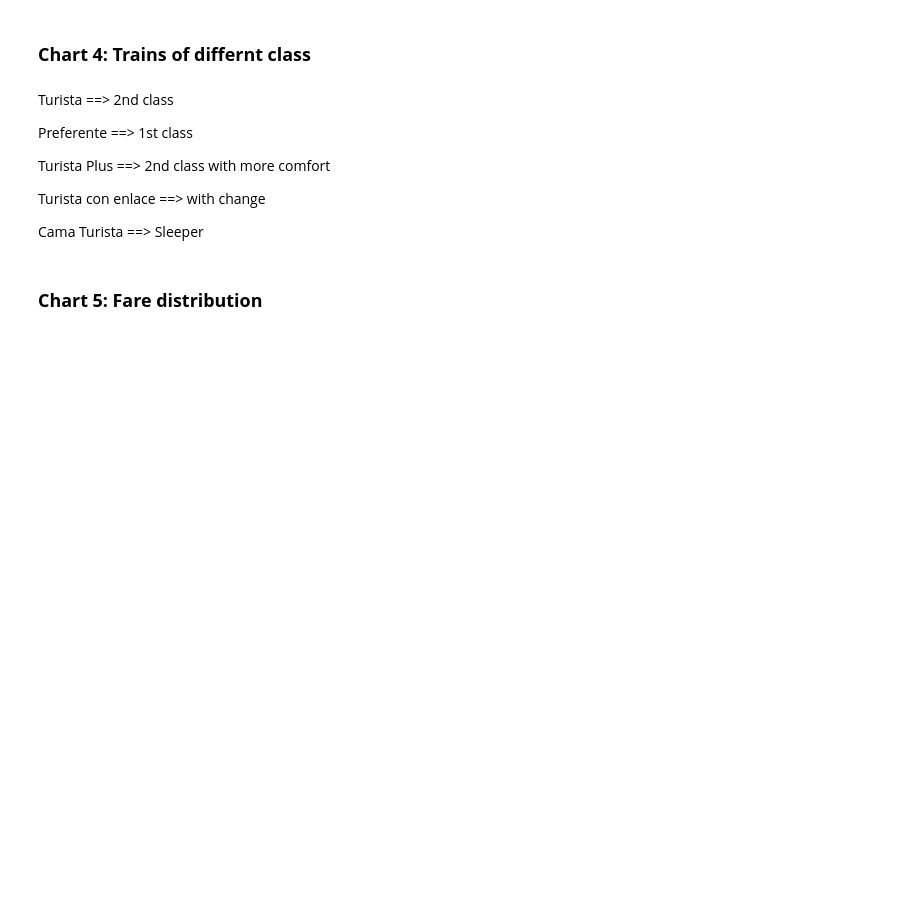
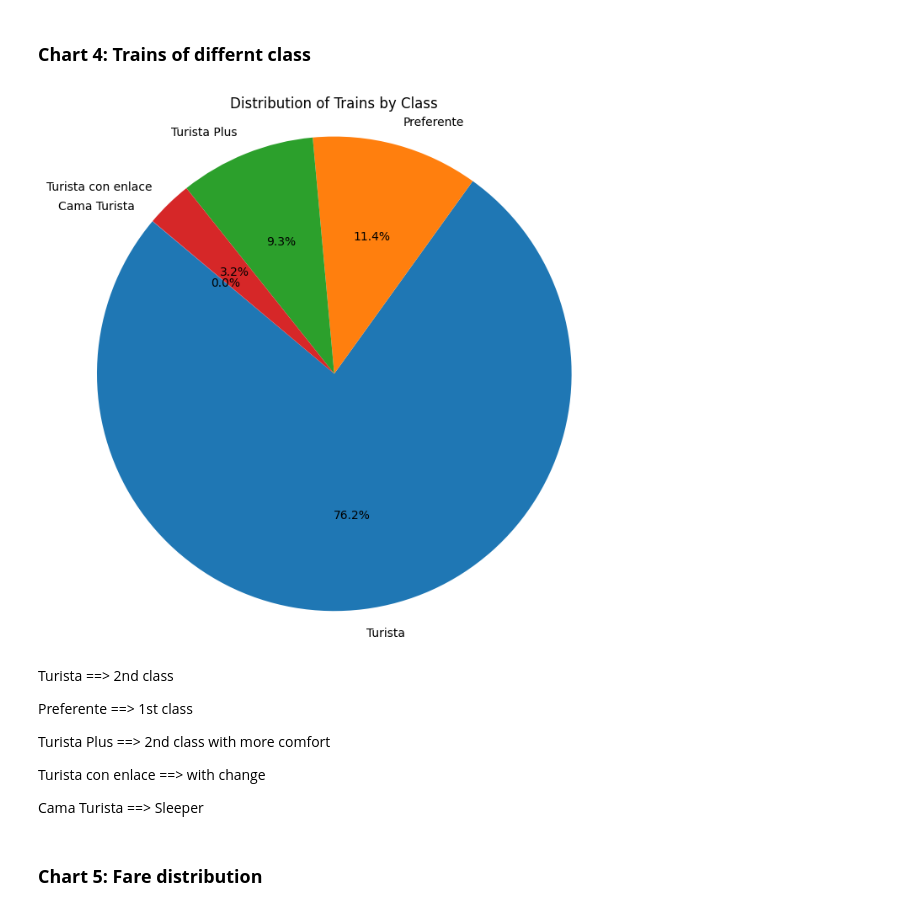
Before and after one commit to Asfiya-edu/Train-Ticket-Price-Prediction-using-Machine-Learning, a Jupyter notebook: Train_Ticket_price_prediction_.ipynb, the cells around one changed output. Cells and saved outputs as stored; diff of their text form; code cells hidden in the pictures; blank space fills up the shorter version.

```diff
--- a/Train_Ticket_price_prediction_.ipynb
+++ b/Train_Ticket_price_prediction_.ipynb
@@ -310,15 +318,17 @@ The geographical plot depicting the origin and destination cities, with lines re
 # %% [markdown]
 ### **Chart 4: Trains of differnt class**
 # %%
-# # Count the occurrences of each train class
-# train_class_counts = df['train_class'].value_counts()
+# Count the occurrences of each train class
+train_class_counts = df['train_class'].value_counts()
 
-# # Plot the distribution of train classes using a pie chart
-# plt.figure(figsize=(8, 8))
-# plt.pie(train_class_counts, labels=train_class_counts.index, autopct='%1.1f%%', startangle=140)
-# plt.title('Distribution of Trains by Class')
-# plt.axis('equal')  # Equal aspect ratio ensures that pie is drawn as a circle.
-# plt.show()
+# Plot the distribution of train classes using a pie chart
+plt.figure(figsize=(8, 8))
+plt.pie(train_class_counts, labels=train_class_counts.index, autopct='%1.1f%%', startangle=140)
+plt.title('Distribution of Trains by Class')
+plt.axis('equal')  # Equal aspect ratio ensures that pie is drawn as a circle.
+plt.show()
+# %% [output]
+[figure, added]
 # %% [markdown]
 Turista ==> 2nd class
 
```
Also changed, not shown: parts of 26 cells of this notebook.
